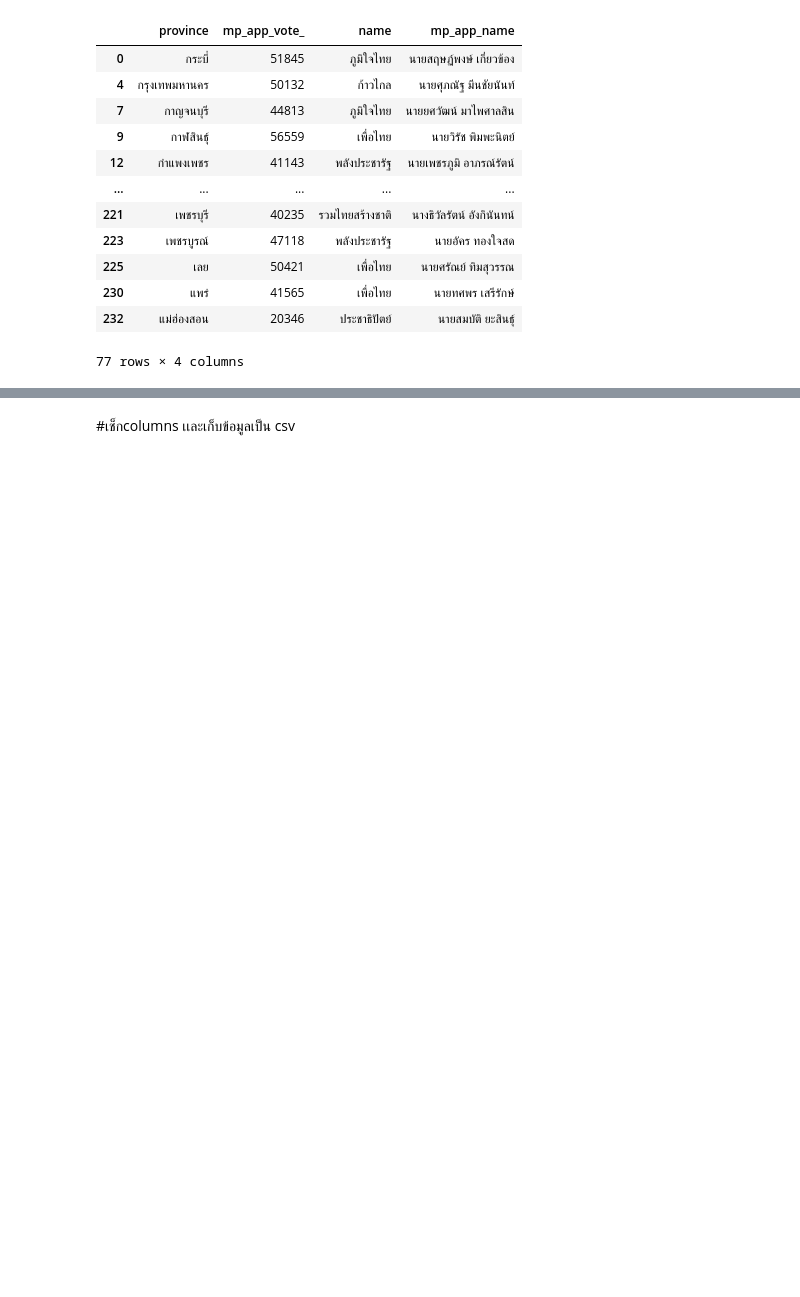
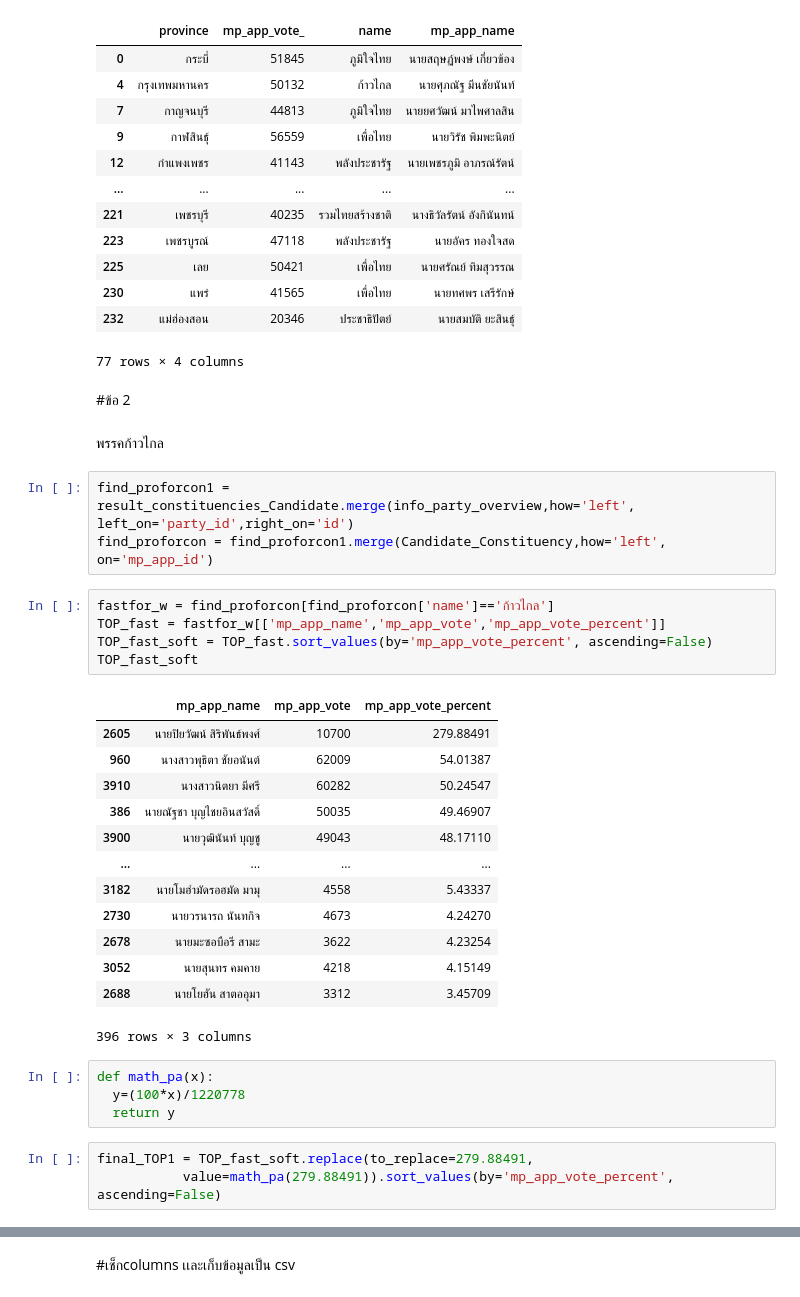
Before and after one commit to MOOwuttichai/python_dataviz2023, a Jupyter notebook: งานโปรเจค.ipynb, the cells around one changed output, grey strips where cells are left out. Drawn from its saved outputs; the diff is of its cells as text; blank space fills up the shorter version.

```diff
--- a/งานโปรเจค.ipynb
+++ b/งานโปรเจค.ipynb
@@ -216,3 +218,36 @@ memory usage: 3.0+ KB
 | 230 | แพร่ | 41565 | เพื่อไทย | นายทศพร เสรีรักษ์ |
 | 232 | แม่ฮ่องสอน | 20346 | ประชาธิปัตย์ | นายสมบัติ ยะสินธุ์ |
 77 rows × 4 columns
+# %% [markdown]
+#ข้อ 2
+# %% [markdown]
+พรรคก้าวไกล
+# %%
+find_proforcon1 = result_constituencies_Candidate.merge(info_party_overview,how='left', left_on='party_id',right_on='id')
+find_proforcon = find_proforcon1.merge(Candidate_Constituency,how='left', on='mp_app_id')
+# %%
+fastfor_w = find_proforcon[find_proforcon['name']=='ก้าวไกล']
+TOP_fast = fastfor_w[['mp_app_name','mp_app_vote','mp_app_vote_percent']]
+TOP_fast_soft = TOP_fast.sort_values(by='mp_app_vote_percent', ascending=False)
+TOP_fast_soft
+# %% [output]
+|  | mp_app_name | mp_app_vote | mp_app_vote_percent |
+| 2605 | นายปิยวัฒน์ สิริพันธ์พงศ์ | 10700 | 279.88491 |
+| 960 | นางสาวพุธิตา ชัยอนันต์ | 62009 | 54.01387 |
+| 3910 | นางสาวนิตยา มีศรี | 60282 | 50.24547 |
+| 386 | นายณัฐชา บุญไชยอินสวัสดิ์ | 50035 | 49.46907 |
+| 3900 | นายวุฒินันท์ บุญชู | 49043 | 48.17110 |
+| ... | ... | ... | ... |
+| 3182 | นายโมฮำมัดรอฮมัด มามุ | 4558 | 5.43337 |
+| 2730 | นายวรนารถ นันทกิจ | 4673 | 4.24270 |
+| 2678 | นายมะซอบือรี สามะ | 3622 | 4.23254 |
+| 3052 | นายสุนทร คมคาย | 4218 | 4.15149 |
+| 2688 | นายโยฮัน สาตออุมา | 3312 | 3.45709 |
+396 rows × 3 columns
+# %%
+def math_pa(x):
+  y=(100*x)/1220778
+  return y
+# %%
+final_TOP1 = TOP_fast_soft.replace(to_replace=279.88491,
+           value=math_pa(279.88491)).sort_values(by='mp_app_vote_percent', ascending=False)
```
Also changed, not shown: parts of 17 cells of this notebook.
